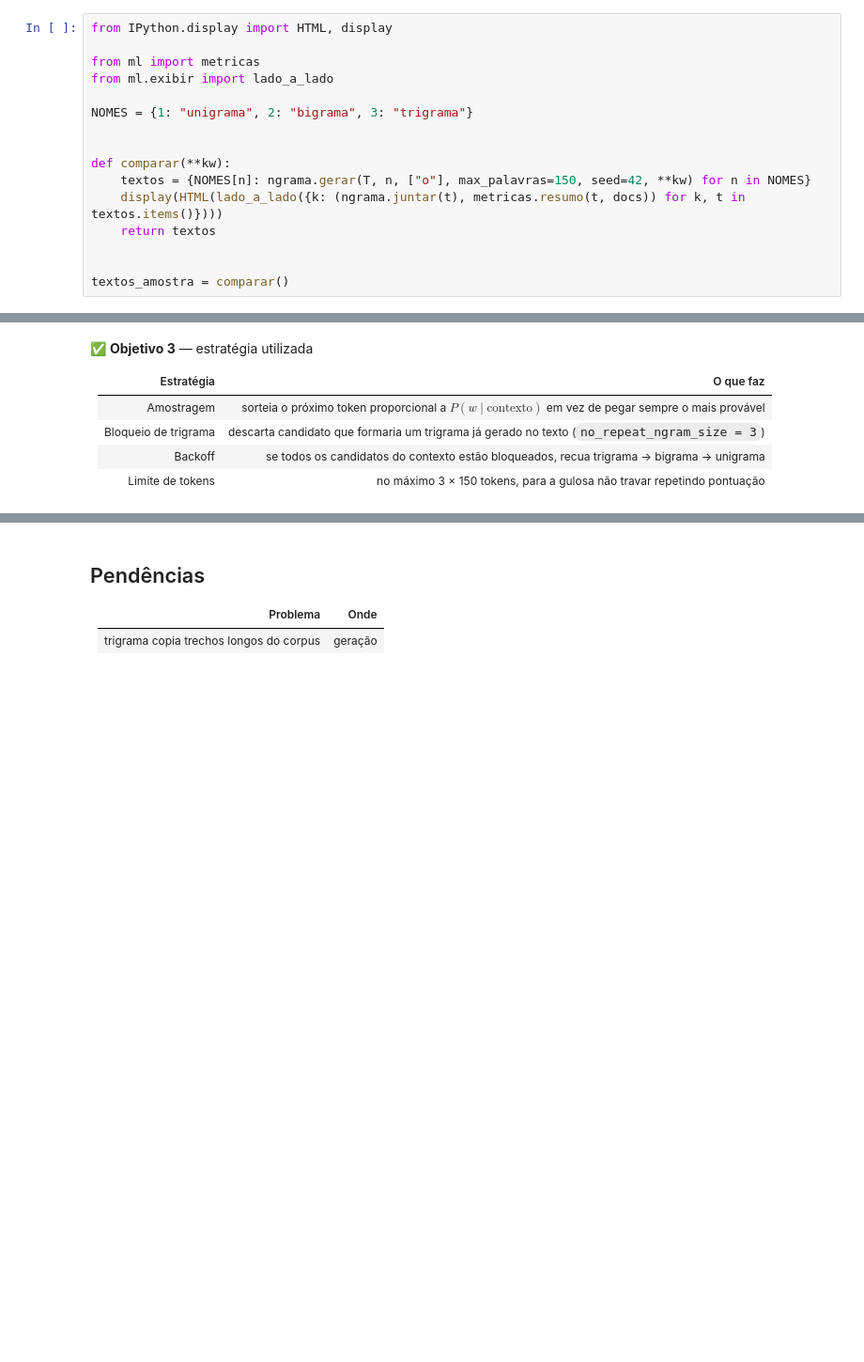
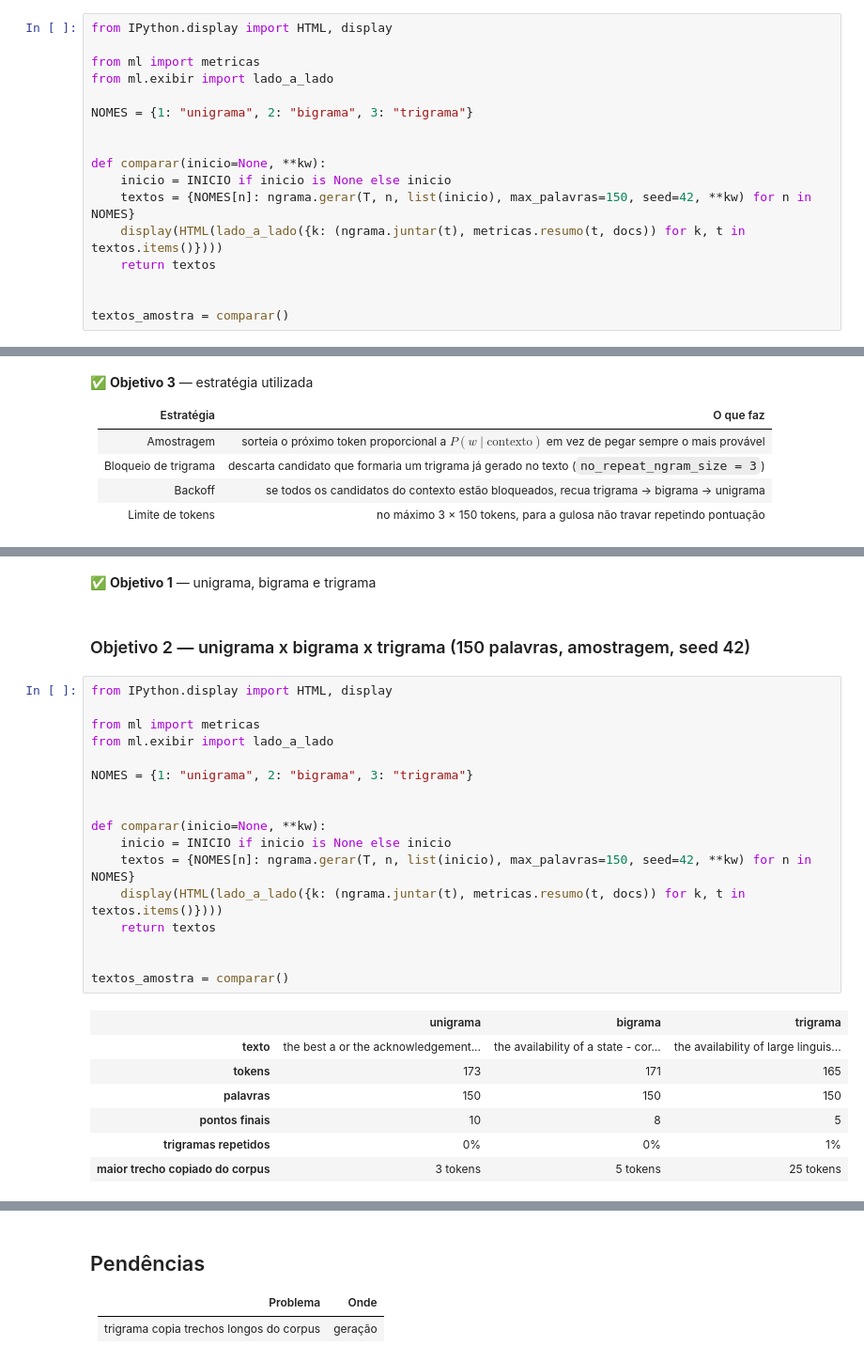
Before and after one commit to joaoleahy/topicos-banco-de-dados-ii, a Jupyter notebook: pratica-2-ngramas/notebook.ipynb, the cells around one changed output, grey strips where cells are left out. Shown at 94% size. Saved outputs shown, nothing was run; the diff lists cells and outputs as text; blank space fills up the shorter version.

```diff
--- a/pratica-2-ngramas/notebook.ipynb
+++ b/pratica-2-ngramas/notebook.ipynb
@@ -118,8 +128,9 @@ from ml.exibir import lado_a_lado
 NOMES = {1: "unigrama", 2: "bigrama", 3: "trigrama"}
 
 
-def comparar(**kw):
-    textos = {NOMES[n]: ngrama.gerar(T, n, ["o"], max_palavras=150, seed=42, **kw) for n in NOMES}
+def comparar(inicio=None, **kw):
+    inicio = INICIO if inicio is None else inicio
+    textos = {NOMES[n]: ngrama.gerar(T, n, list(inicio), max_palavras=150, seed=42, **kw) for n in NOMES}
     display(HTML(lado_a_lado({k: (ngrama.juntar(t), metricas.resumo(t, docs)) for k, t in textos.items()})))
     return textos
 
@@ -260,0 +322,29 @@ bigramas mais repetidos (bigrama, gulosa + bloqueio): [(('de', 'um'), 19), ((','
+# %% [markdown]
+✅ **Objetivo 1** — unigrama, bigrama e trigrama
+# %% [markdown]
+### Objetivo 2 — unigrama x bigrama x trigrama (150 palavras, amostragem, seed 42)
+# %%
+from IPython.display import HTML, display
+
+from ml import metricas
+from ml.exibir import lado_a_lado
+
+NOMES = {1: "unigrama", 2: "bigrama", 3: "trigrama"}
+
+
+def comparar(inicio=None, **kw):
+    inicio = INICIO if inicio is None else inicio
+    textos = {NOMES[n]: ngrama.gerar(T, n, list(inicio), max_palavras=150, seed=42, **kw) for n in NOMES}
+    display(HTML(lado_a_lado({k: (ngrama.juntar(t), metricas.resumo(t, docs)) for k, t in textos.items()})))
+    return textos
+
+
+textos_amostra = comparar()
+# %% [output]
+|  | unigrama | bigrama | trigrama |
+| texto | the best a or the acknowledgement... | the availability of a state - cor... | the availability of large linguis... |
+| tokens | 173 | 171 | 165 |
+| palavras | 150 | 150 | 150 |
+| pontos finais | 10 | 8 | 5 |
+| trigramas repetidos | 0% | 0% | 1% |
+| maior trecho copiado do corpus | 3 tokens | 5 tokens | 25 tokens |
```
Also changed, not shown: parts of 39 cells of this notebook, 1 other file.
